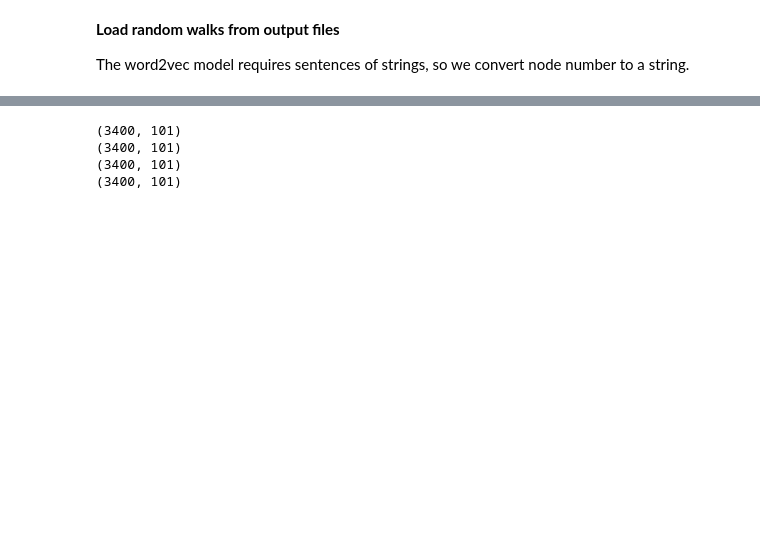
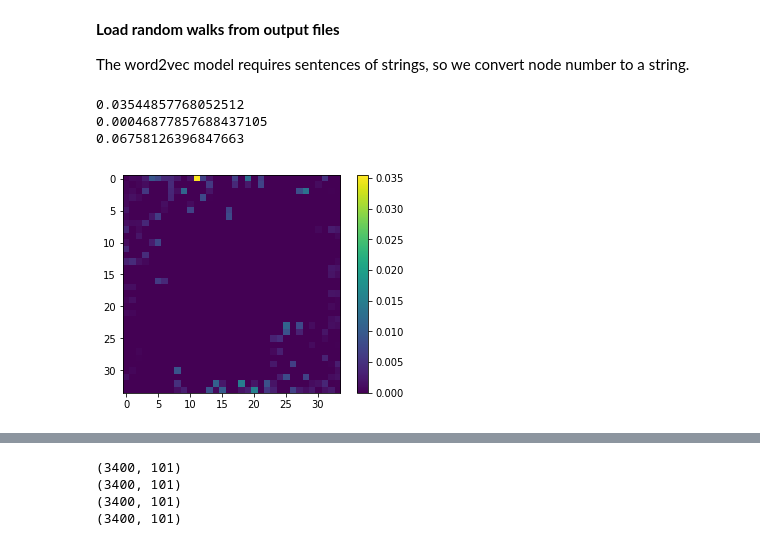
Before and after one commit to shps/incremental-representation-learning, a Jupyter notebook: materials/node_classification_from_random_walk.ipynb, the cells around one changed output, grey strips where cells are left out. Cells and saved outputs as stored; diff of their text form; code cells hidden in the pictures; blank space fills up the shorter version.

```diff
--- a/materials/node_classification_from_random_walk.ipynb
+++ b/materials/node_classification_from_random_walk.ipynb
@@ -36,3 +45,17 @@ M_theory = A.T / d_w
+# %%
+plt.imshow(np.abs(M_theory - M_empirical))
+plt.colorbar()
+error = np.abs(M_theory - M_empirical).max()
+print(error)
+error = np.abs(M_theory - M_empirical).mean()
+print(error)
+error = np.linalg.norm(M_theory - M_empirical)
+print(error)
+# %% [output]
+0.03544857768052512
+0.00046877857688437105
+0.06758126396847663
+[figure, added]
 # %%
 random_walks_int = []
 
```
Also changed, not shown: parts of 21 cells of this notebook, 2 other files.
